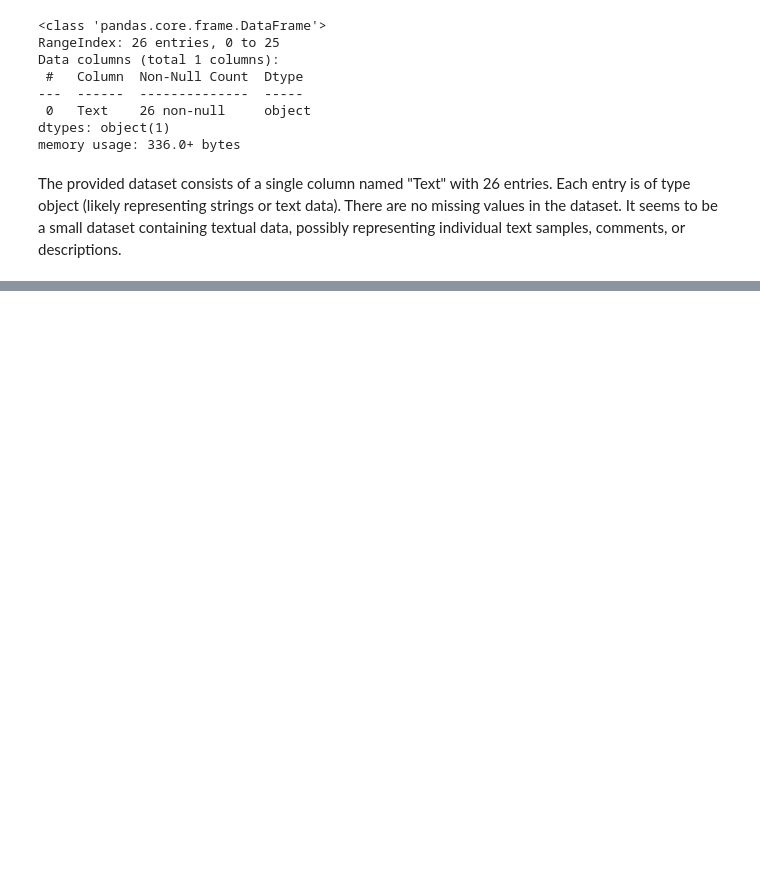
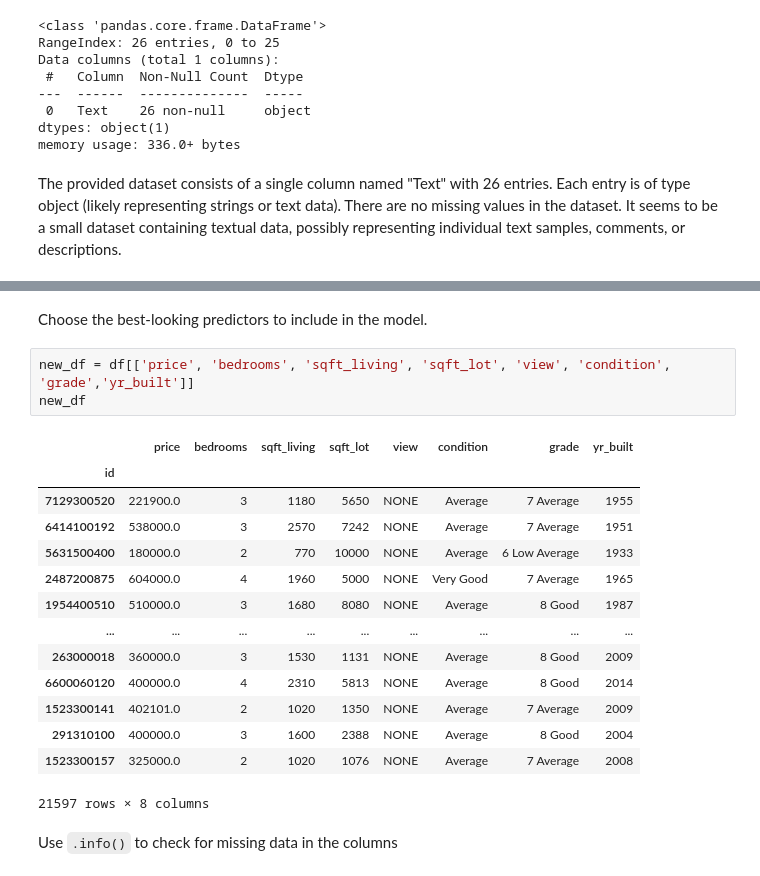
Before and after one commit to whareverrr/dsc-phase-2-project-v2-3, a Jupyter notebook: student.ipynb, the cells around one changed output, grey strips where cells are left out. Cells and saved outputs as stored; diff of their text form; blank space fills up the shorter version.

Commit message:
finalize data cleaning

```diff
--- a/student.ipynb
+++ b/student.ipynb
@@ -138,0 +151,22 @@ The provided dataset consists of a single column named "Text" with 26 entries. E
+# %% [markdown]
+Choose the best-looking predictors to include in the model.
+# %%
+new_df = df[['price', 'bedrooms', 'sqft_living', 'sqft_lot', 'view', 'condition', 'grade','yr_built']]
+new_df
+# %% [output]
+|  | price | bedrooms | sqft_living | sqft_lot | view | condition | grade | yr_built |
+| id |  |  |  |  |  |  |  |  |
+| 7129300520 | 221900.0 | 3 | 1180 | 5650 | NONE | Average | 7 Average | 1955 |
+| 6414100192 | 538000.0 | 3 | 2570 | 7242 | NONE | Average | 7 Average | 1951 |
+| 5631500400 | 180000.0 | 2 | 770 | 10000 | NONE | Average | 6 Low Average | 1933 |
+| 2487200875 | 604000.0 | 4 | 1960 | 5000 | NONE | Very Good | 7 Average | 1965 |
+| 1954400510 | 510000.0 | 3 | 1680 | 8080 | NONE | Average | 8 Good | 1987 |
+| ... | ... | ... | ... | ... | ... | ... | ... | ... |
+| 263000018 | 360000.0 | 3 | 1530 | 1131 | NONE | Average | 8 Good | 2009 |
+| 6600060120 | 400000.0 | 4 | 2310 | 5813 | NONE | Average | 8 Good | 2014 |
+| 1523300141 | 402101.0 | 2 | 1020 | 1350 | NONE | Average | 7 Average | 2009 |
+| 291310100 | 400000.0 | 3 | 1600 | 2388 | NONE | Average | 8 Good | 2004 |
+| 1523300157 | 325000.0 | 2 | 1020 | 1076 | NONE | Average | 7 Average | 2008 |
+21597 rows × 8 columns
+# %% [markdown]
+Use `.info()` to check for missing data in the columns
```
Also changed, not shown: parts of 10 cells of this notebook.
